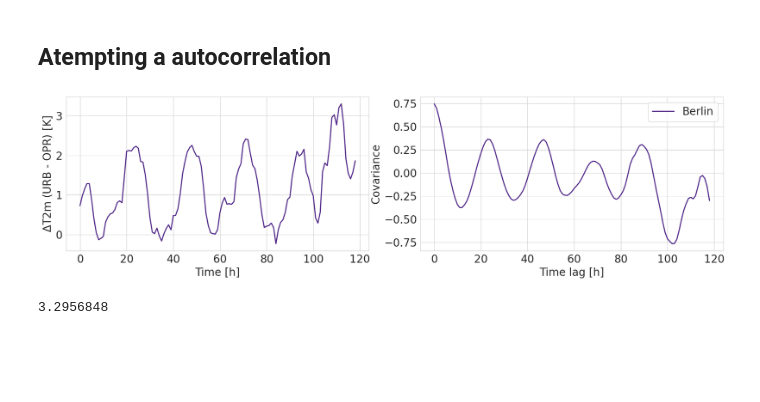
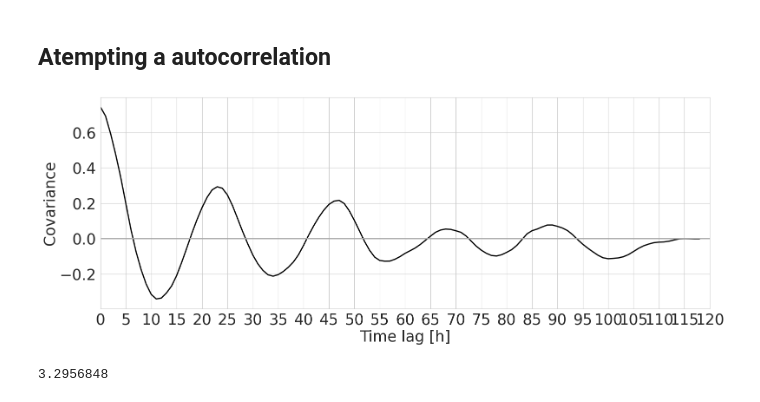
Before and after one commit to maymeret/master_thesis, a Jupyter notebook: 2022_cEU_lineplots_ensemble.ipynb, the cells around one changed output. Saved outputs shown, nothing was run; the diff lists cells and outputs as text; code cells hidden in the pictures; blank space fills up the shorter version.

```diff
--- a/2022_cEU_lineplots_ensemble.ipynb
+++ b/2022_cEU_lineplots_ensemble.ipynb
@@ -137,0 +144,10 @@ data_NU_det = get_data(120, 'NU')
+# %%
+mean_NU = []
+
+for i in range(1, 120):
+    mean_NU.append(data_NU_det[i].T_2M.mean())
+
+mean_WU = []
+
+for i in range(1, 120):
+    mean_WU.append(data_WU_det[i].T_2M.mean())
@@ -356,9 +381,9 @@ plt.show()
 # %%
 auto_cov = {}
 
-auto_cov['Berlin'] = sm.tsa.stattools.acovf(T_2M_WU_cEU_dim_hour_det.isel(cell=0) - T_2M_NU_cEU_dim_hour_det.isel(cell=0) ,demean=True,adjusted=True,fft=True)
-auto_cov['Warsaw'] = sm.tsa.stattools.acovf(T_2M_WU_cEU_dim_hour_det.isel(cell=1) - T_2M_NU_cEU_dim_hour_det.isel(cell=1) ,demean=True,adjusted=True,fft=True)
-auto_cov['Budapest'] = sm.tsa.stattools.acovf(T_2M_WU_cEU_dim_hour_det.isel(cell=2) - T_2M_NU_cEU_dim_hour_det.isel(cell=2) ,demean=True,adjusted=True,fft=True)
+auto_cov['Berlin'] = sm.tsa.stattools.acovf(T_2M_WU_cEU_dim_hour_det.isel(cell=0) - T_2M_NU_cEU_dim_hour_det.isel(cell=0) ,demean=True,adjusted=False,fft=True)
+auto_cov['Warsaw'] = sm.tsa.stattools.acovf(T_2M_WU_cEU_dim_hour_det.isel(cell=1) - T_2M_NU_cEU_dim_hour_det.isel(cell=1) ,demean=True,adjusted=False,fft=True)
+auto_cov['Budapest'] = sm.tsa.stattools.acovf(T_2M_WU_cEU_dim_hour_det.isel(cell=2) - T_2M_NU_cEU_dim_hour_det.isel(cell=2) ,demean=True,adjusted=False,fft=True)
 # %%
 diff = {}
 
@@ -366,34 +391,46 @@ diff['berlin'] = T_2M_WU_cEU_dim_hour_det.isel(cell=0) - T_2M_NU_cEU_dim_hour_de
 diff['warsaw'] = T_2M_WU_cEU_dim_hour_det.isel(cell=1) - T_2M_NU_cEU_dim_hour_det.isel(cell=1)
 diff['budapest'] = T_2M_WU_cEU_dim_hour_det.isel(cell=2) - T_2M_NU_cEU_dim_hour_det.isel(cell=2)
 # %%
-fig,axes = plt.subplots(1,2,figsize=(18,5))
+params = {'axes.labelsize': 25,'axes.titlesize':20, 'legend.fontsize': 20, 'xtick.labelsize': 25,
+          'ytick.labelsize': 25}
+plt.rcParams.update(params)
+
+fig,axes = plt.subplots(figsize=(16,6))
 colors = plt.cm.rainbow(np.linspace(0, 1, 3))
 
 #ort = ['Berlin', 'Warsaw', 'Budapest']
 ort = ['Berlin']
 
-axes[0].plot(T_2M_WU_cEU_dim_hour_det.isel(cell=0).values - T_2M_NU_cEU_dim_hour_det.isel(cell=0).values,
-             label='urban - operational', color='#512888', alpha = 1, linewidth = 2)
+axes.plot(auto_cov[city], color= 'black', label=city, linewidth = 2)
 
-axes[0].set_ylabel('$\Delta$T2m (URB - OPR) [K]', fontsize = 20)
-axes[0].set_xlabel('Time [h]', fontsize = 20)
-axes[0].tick_params(axis='y', labelsize=20)
-axes[0].tick_params(axis='x', labelsize=20)
+axes.set_ylabel('Covariance')
+axes.set_xlabel('Time lag [h]')
+axes.tick_params(axis='y')
+axes.tick_params(axis='x')
+
+#axes.set_xlim(0,120)
+
+x_values = np.arange(0, 121, 5)
+axes.set_xlim(x_values[0], x_values[-1])
+axes.set_xticks(x_values)
+axes.axhline(y=0, color='darkgrey', linestyle='-', lw =2)
 
 
-for i, city in enumerate(ort):
-    axes[1].plot(auto_cov[city], color= '#512888', label=city, alpha = 1,  linewidth =2)
 
-axes[1].set_ylabel('Covariance', fontsize = 20)
-axes[1].set_xlabel('Time lag [h]', fontsize = 20)
-axes[1].legend(fontsize = 20)
-axes[1].tick_params(axis='y', labelsize=20)
-axes[1].tick_params(axis='x', labelsize=20)
+# for i, city in enumerate(ort):
+#     axes[1].plot(auto_cov[city], color= '#512888', label=city, linewidth = 2)
+
+# axes[1].set_ylabel('Covariance', fontsize = 20)
+# axes[1].set_xlabel('Time lag [h]', fontsize = 20)
+# axes[1].legend(fontsize = 20)
+# axes[1].tick_params(axis='y', labelsize=20)
+# axes[1].tick_params(axis='x', labelsize=20)
+
 
 plt.tight_layout()
 plt.savefig('../plots_2024/cEU_autocovariance_2022_Berlin.jpeg')
 # %% [output]
-[figure, old version]
+[figure, new version]
 # %%
 np.max(T_2M_WU_cEU_dim_hour_det.isel(cell=0).values - T_2M_NU_cEU_dim_hour_det.isel(cell=0).values)
 # %% [output]
```
Also changed, not shown: parts of 4 cells of this notebook, 10 other files.
